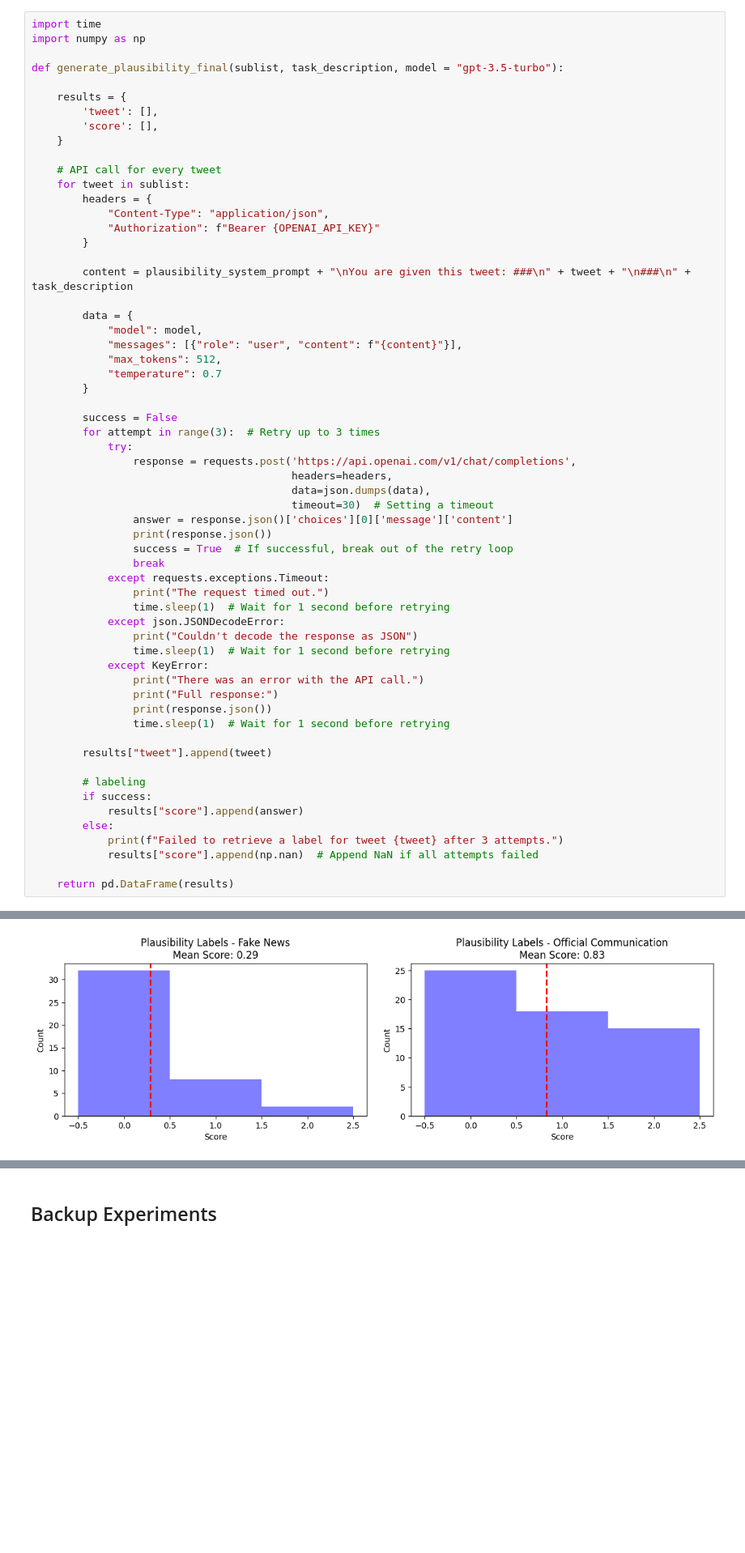
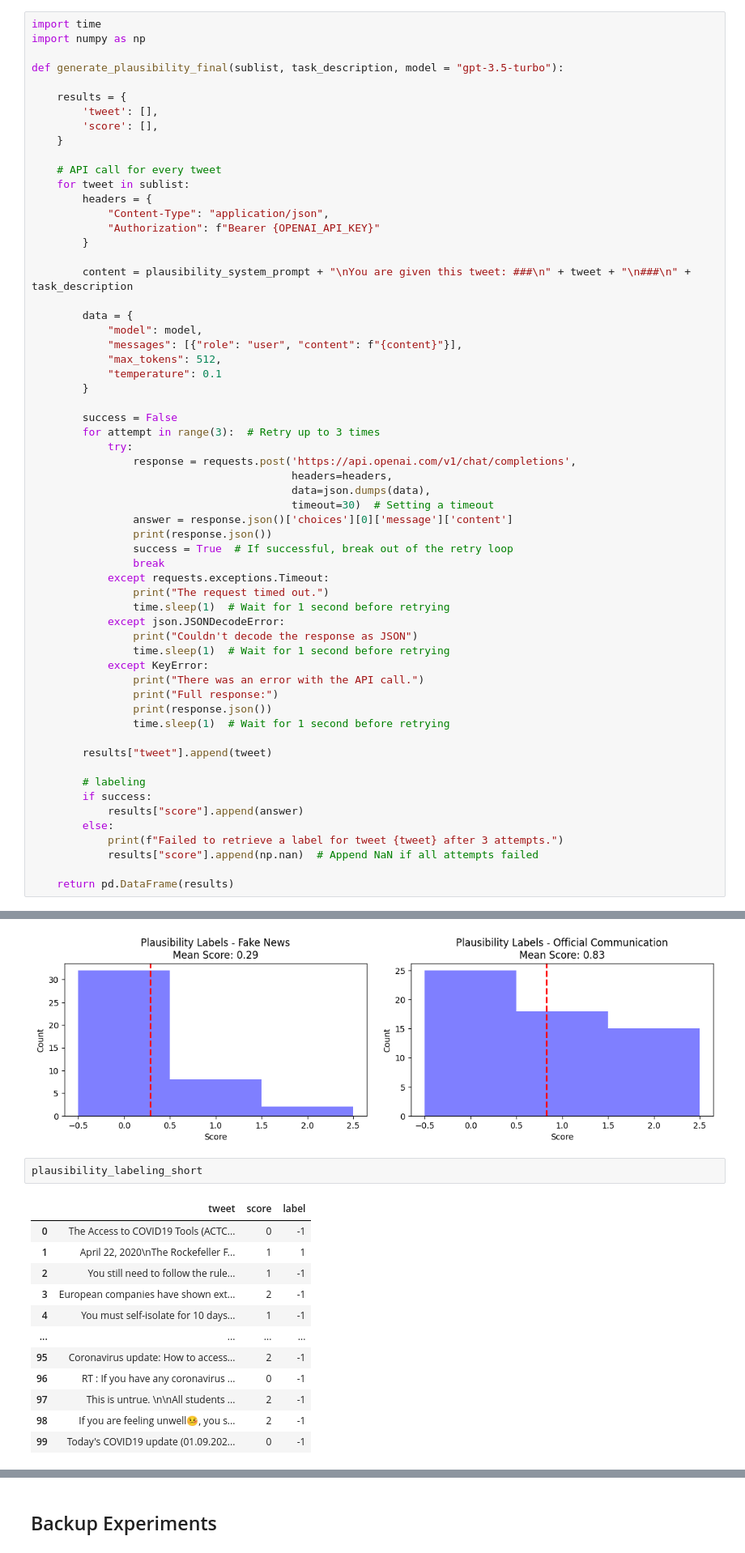
Before and after one commit to maximiliansteu/dissertation, a Jupyter notebook: LLM_Annotator_ChatGPT.ipynb, the cells around one changed output, grey strips where cells are left out. Shown at 81% size. Saved outputs shown, nothing was run; the diff lists cells and outputs as text; blank space fills up the shorter version.

```diff
--- a/LLM_Annotator_ChatGPT.ipynb
+++ b/LLM_Annotator_ChatGPT.ipynb
@@ -1449,7 +1458,7 @@ def generate_plausibility_final(sublist, task_description, model = "gpt-3.5-turb
             "model": model,
             "messages": [{"role": "user", "content": f"{content}"}],
             "max_tokens": 512,
-            "temperature": 0.7
+            "temperature": 0.1
         }
 
         success = False
@@ -1634,3 +1643,18 @@ plt.tight_layout(pad=2.0)
 plt.show()
 # %% [output]
 [figure]
+# %%
+plausibility_labeling_short
+# %% [output]
+|  | tweet | score | label |
+| 0 | The Access to COVID19 Tools (ACTC... | 0 | -1 |
+| 1 | April 22, 2020\nThe Rockefeller F... | 1 | 1 |
+| 2 | You still need to follow the rule... | 1 | -1 |
+| 3 | European companies have shown ext... | 2 | -1 |
+| 4 | You must self-isolate for 10 days... | 1 | -1 |
+| ... | ... | ... | ... |
+| 95 | Coronavirus update: How to access... | 2 | -1 |
+| 96 | RT : If you have any coronavirus ... | 0 | -1 |
+| 97 | This is untrue. \n\nAll students ... | 2 | -1 |
+| 98 | If you are feeling unwell🤒, you s... | 2 | -1 |
+| 99 | Today's COVID19 update (01.09.202... | 0 | -1 |
```
Also changed, not shown: parts of 9 cells of this notebook, 4 other files.
